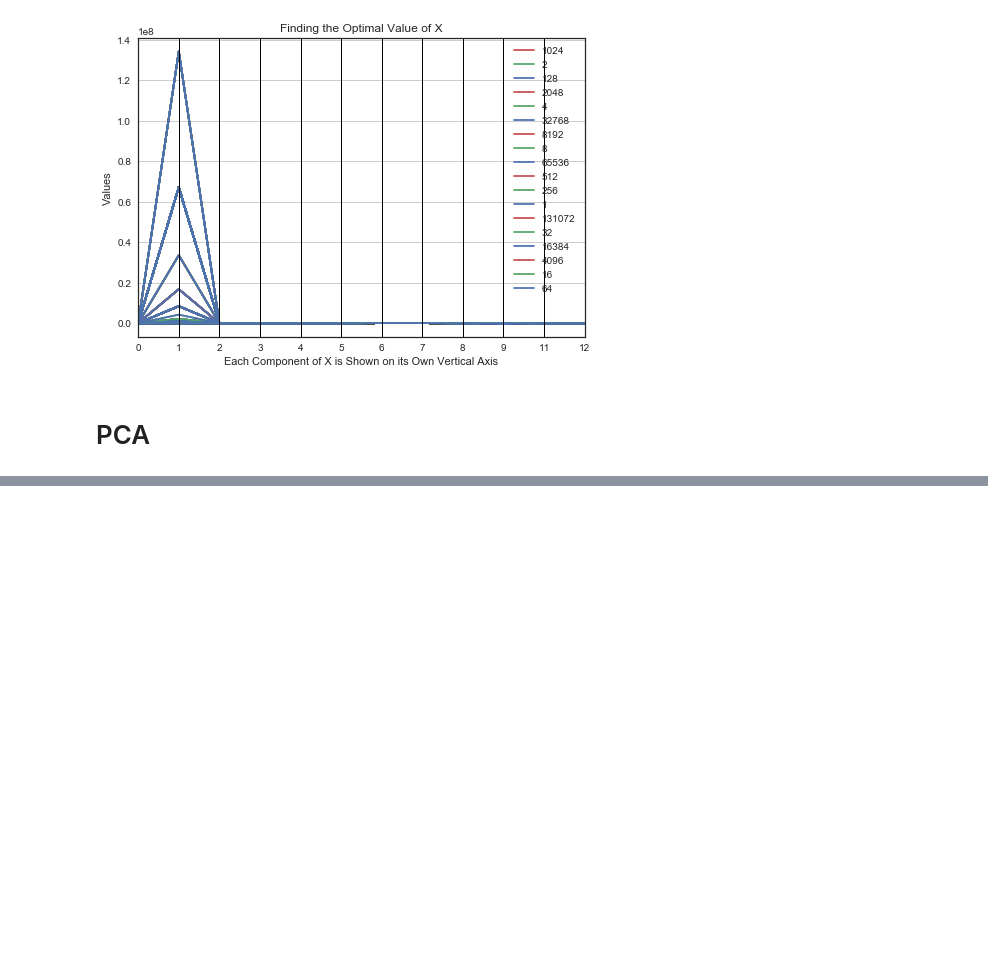
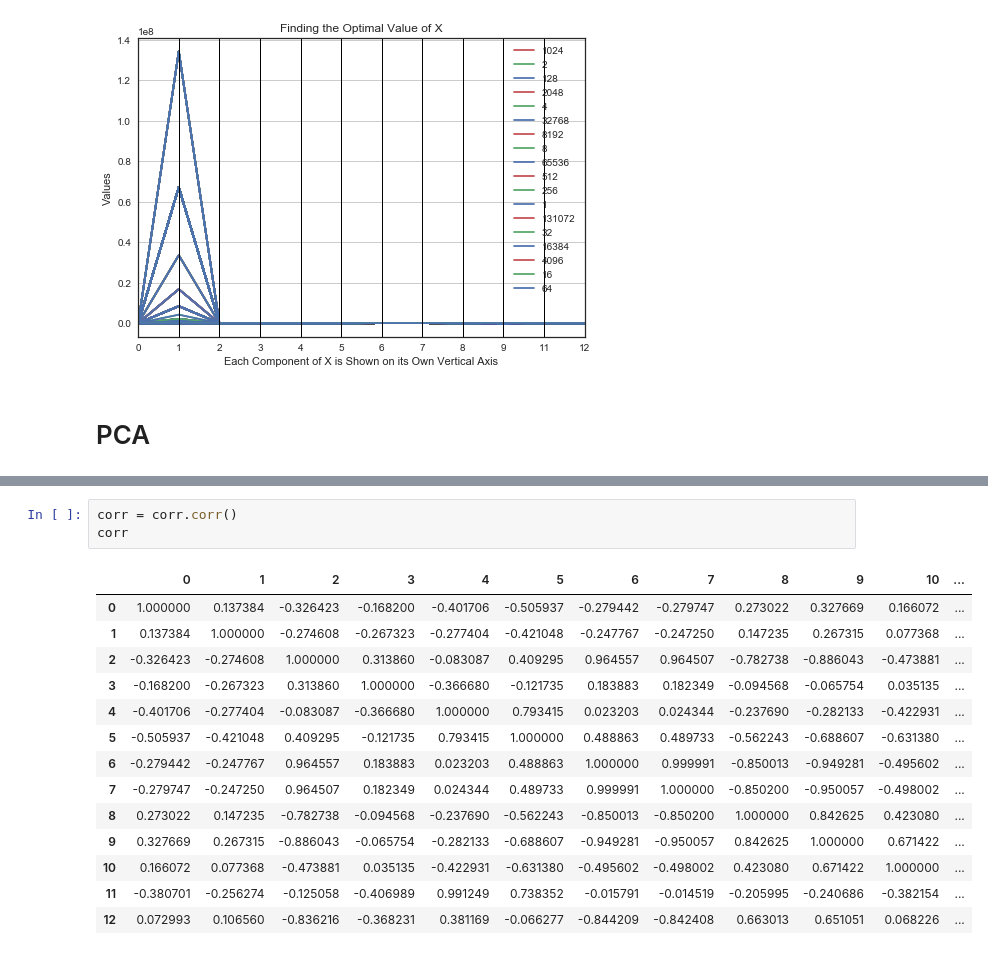
Before and after one commit to LMafra/estudos_em_bd, a Jupyter notebook: Codigos_prof/Untitled.ipynb, the cells around one changed output, grey strips where cells are left out. Saved outputs shown, nothing was run; the diff lists cells and outputs as text; blank space fills up the shorter version.

```diff
--- a/Codigos_prof/Untitled.ipynb
+++ b/Codigos_prof/Untitled.ipynb
@@ -185,0 +222,18 @@ plt.show()
+# %%
+corr = corr.corr()
+corr
+# %% [output]
+|  | 0 | 1 | 2 | 3 | 4 | 5 | 6 | 7 | 8 | 9 | 10 | ... |
+| 0 | 1.000000 | 0.137384 | -0.326423 | -0.168200 | -0.401706 | -0.505937 | -0.279442 | -0.279747 | 0.273022 | 0.327669 | 0.166072 | ... |
+| 1 | 0.137384 | 1.000000 | -0.274608 | -0.267323 | -0.277404 | -0.421048 | -0.247767 | -0.247250 | 0.147235 | 0.267315 | 0.077368 | ... |
+| 2 | -0.326423 | -0.274608 | 1.000000 | 0.313860 | -0.083087 | 0.409295 | 0.964557 | 0.964507 | -0.782738 | -0.886043 | -0.473881 | ... |
+| 3 | -0.168200 | -0.267323 | 0.313860 | 1.000000 | -0.366680 | -0.121735 | 0.183883 | 0.182349 | -0.094568 | -0.065754 | 0.035135 | ... |
+| 4 | -0.401706 | -0.277404 | -0.083087 | -0.366680 | 1.000000 | 0.793415 | 0.023203 | 0.024344 | -0.237690 | -0.282133 | -0.422931 | ... |
+| 5 | -0.505937 | -0.421048 | 0.409295 | -0.121735 | 0.793415 | 1.000000 | 0.488863 | 0.489733 | -0.562243 | -0.688607 | -0.631380 | ... |
+| 6 | -0.279442 | -0.247767 | 0.964557 | 0.183883 | 0.023203 | 0.488863 | 1.000000 | 0.999991 | -0.850013 | -0.949281 | -0.495602 | ... |
+| 7 | -0.279747 | -0.247250 | 0.964507 | 0.182349 | 0.024344 | 0.489733 | 0.999991 | 1.000000 | -0.850200 | -0.950057 | -0.498002 | ... |
+| 8 | 0.273022 | 0.147235 | -0.782738 | -0.094568 | -0.237690 | -0.562243 | -0.850013 | -0.850200 | 1.000000 | 0.842625 | 0.423080 | ... |
+| 9 | 0.327669 | 0.267315 | -0.886043 | -0.065754 | -0.282133 | -0.688607 | -0.949281 | -0.950057 | 0.842625 | 1.000000 | 0.671422 | ... |
+| 10 | 0.166072 | 0.077368 | -0.473881 | 0.035135 | -0.422931 | -0.631380 | -0.495602 | -0.498002 | 0.423080 | 0.671422 | 1.000000 | ... |
+| 11 | -0.380701 | -0.256274 | -0.125058 | -0.406989 | 0.991249 | 0.738352 | -0.015791 | -0.014519 | -0.205995 | -0.240686 | -0.382154 | ... |
+| 12 | 0.072993 | 0.106560 | -0.836216 | -0.368231 | 0.381169 | -0.066277 | -0.844209 | -0.842408 | 0.663013 | 0.651051 | 0.068226 | ... |
```
Also changed, not shown: parts of 28 cells of this notebook.
